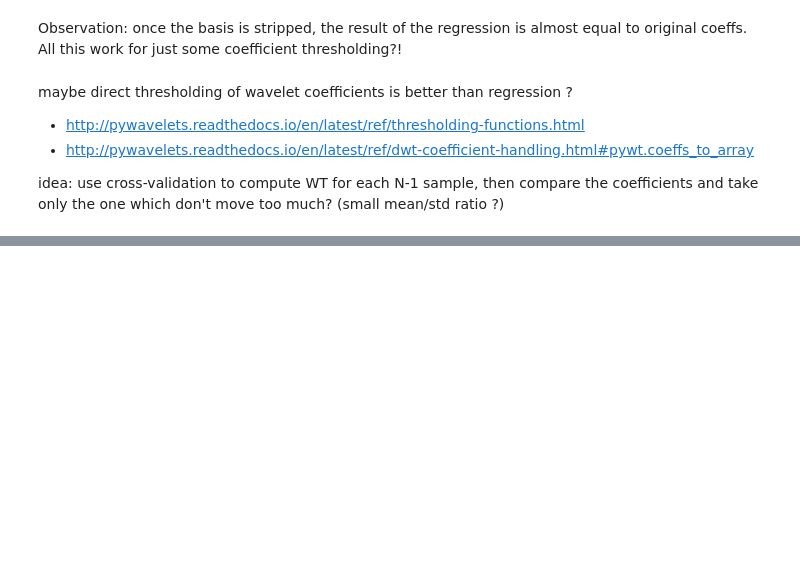
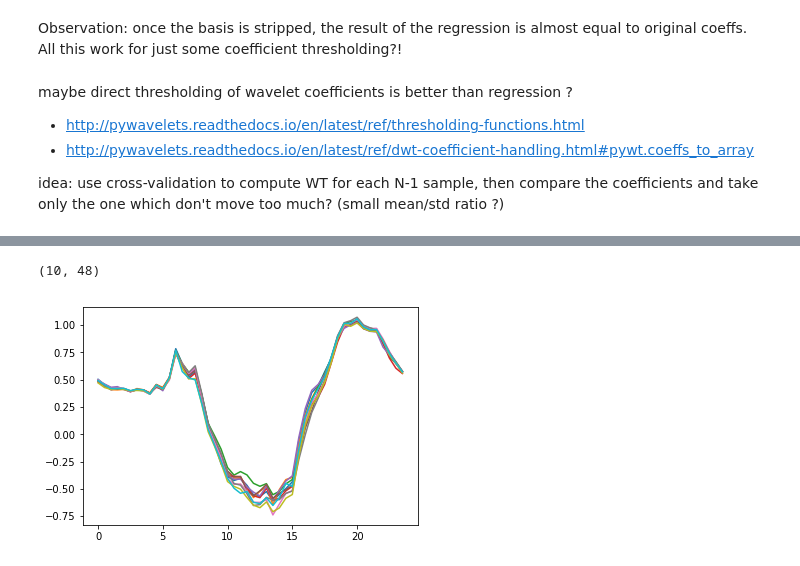
Before and after one commit to pierre-haessig/solarhome-control-bench, a Jupyter notebook: modeling/Input_daily_pattern.ipynb, the cells around one changed output, grey strips where cells are left out. Cells and saved outputs as stored; diff of their text form; code cells hidden in the pictures; blank space fills up the shorter version.

```diff
--- a/modeling/Input_daily_pattern.ipynb
+++ b/modeling/Input_daily_pattern.ipynb
@@ -435,0 +507,8 @@ to be continued...
+# %%
+P_dm_cv = dm_cv(P_nl, 3)
+
+plt.plot(P_dm.index, P_dm_cv.T, alpha=1);
+P_dm_cv.shape
+# %% [output]
+(10, 48)
+[figure, added]
```
Also changed, not shown: parts of 18 cells of this notebook.
